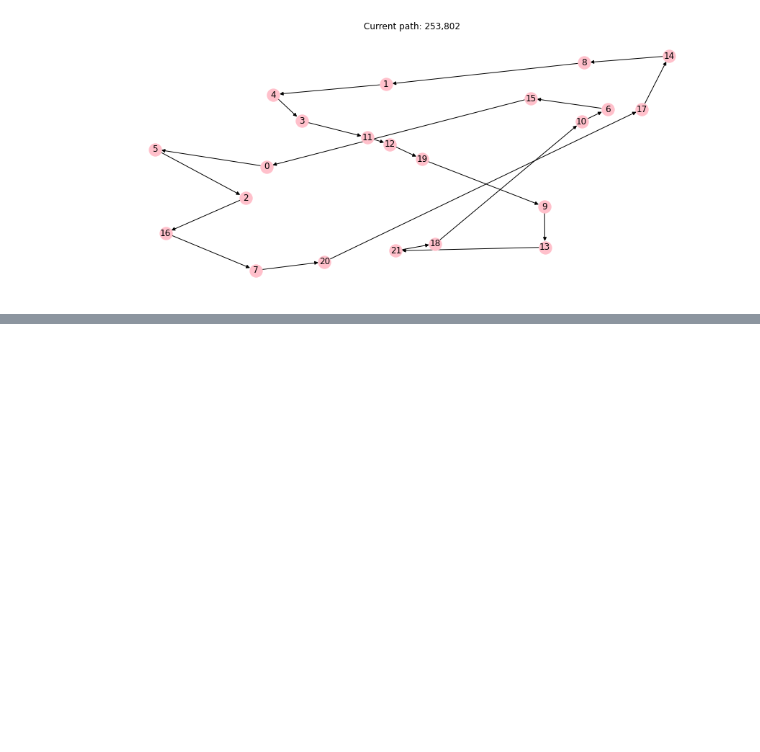
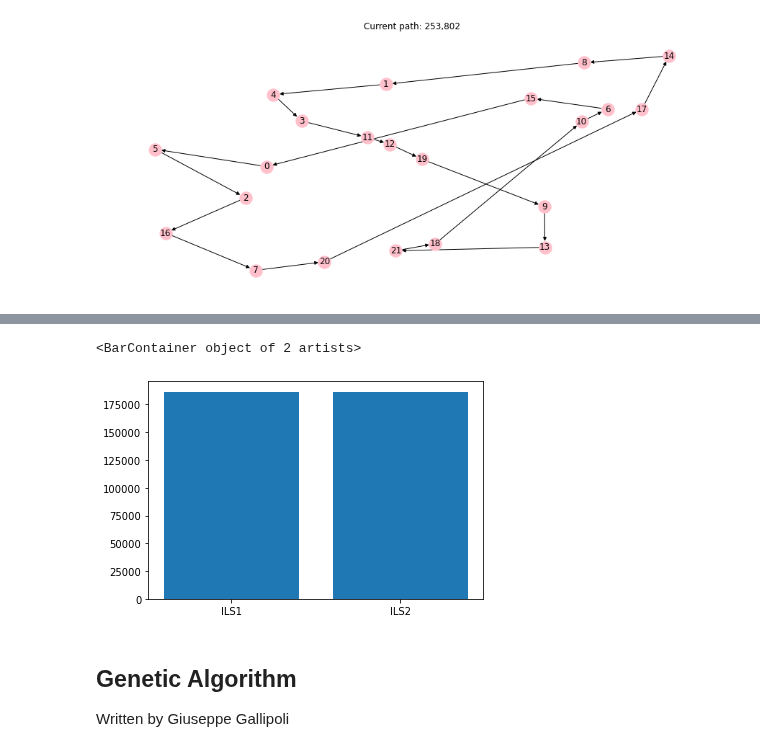
Before and after one commit to squillero/computational-intelligence, a Jupyter notebook: tsp.ipynb, the cells around one changed output, grey strips where cells are left out. Cells and saved outputs as stored; diff of their text form; code cells hidden in the pictures; blank space fills up the shorter version.

Commit message:
Add Lise and Giuseppe contribution

```diff
--- a/tsp.ipynb
+++ b/tsp.ipynb
@@ -236,0 +243,9 @@ Final solution
+# %%
+plt.bar([f"ILS{n+1}" for n in range(len(costs) - 1)], costs[1:])
+# %% [output]
+<BarContainer object of 2 artists>
+[figure, added]
+# %% [markdown]
+## Genetic Algorithm
+
+Written by Giuseppe Gallipoli
```
Also changed, not shown: parts of 8 cells of this notebook.
